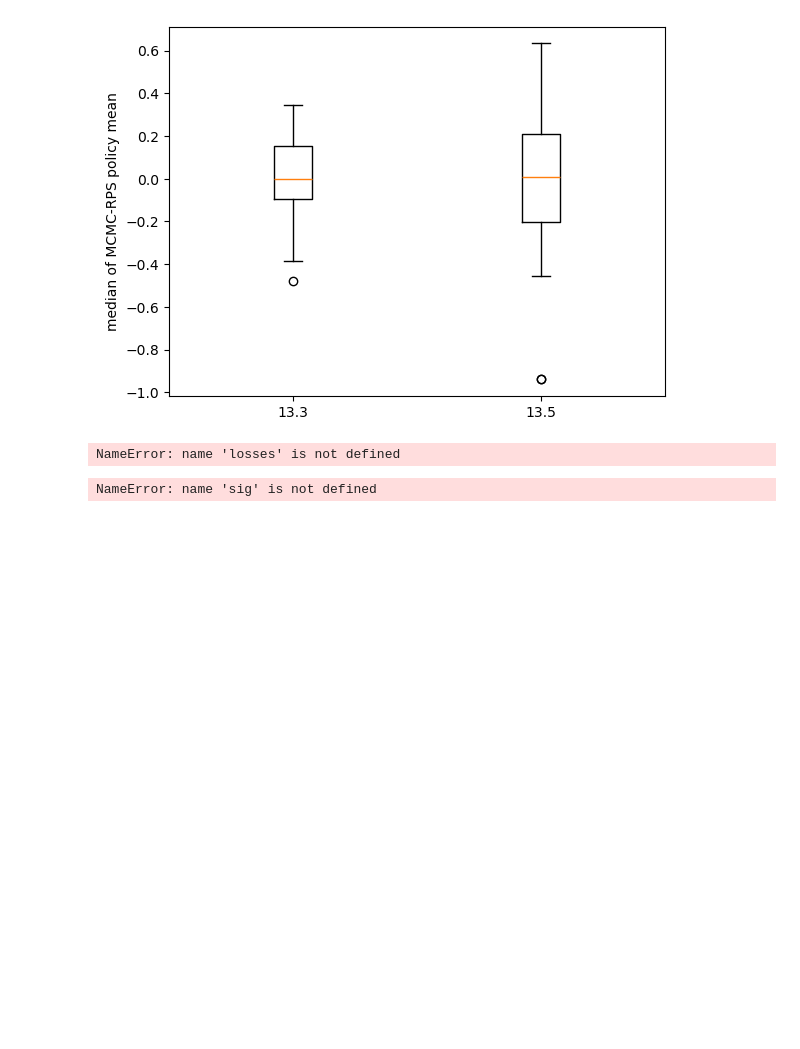
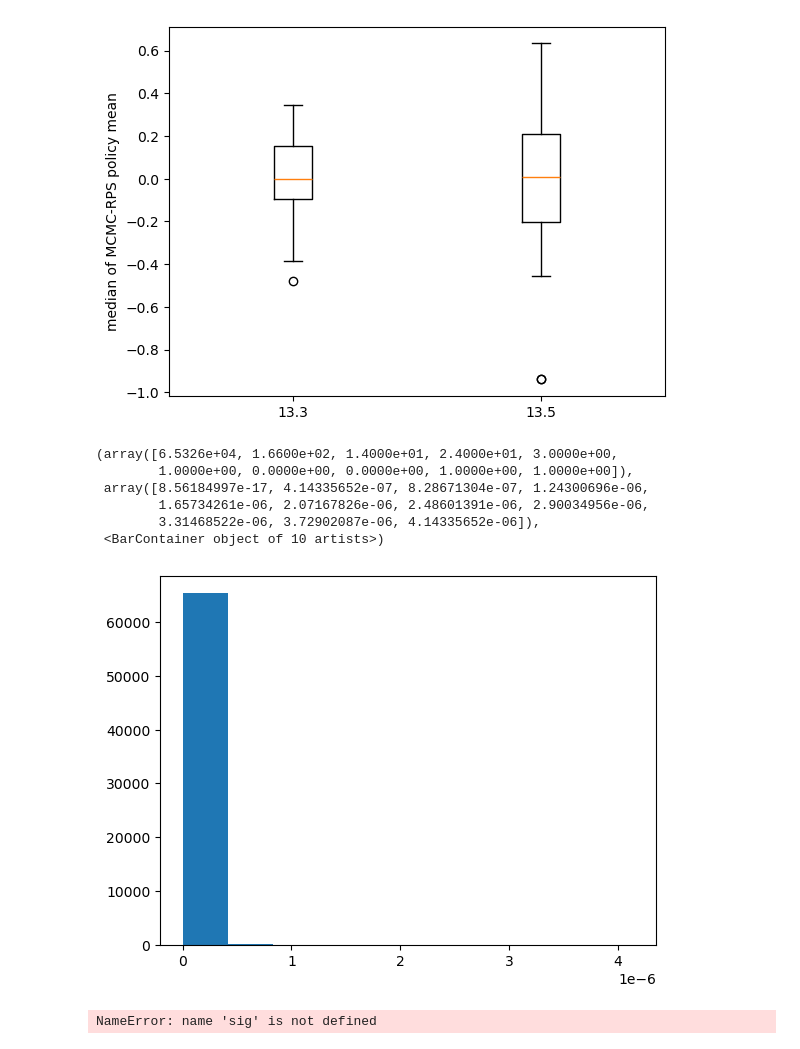
Before and after one commit to fyy2025/RHS-X, a Jupyter notebook: Code/experiment.ipynb, the cells around one changed output. Saved outputs shown, nothing was run; the diff lists cells and outputs as text; code cells hidden in the pictures; blank space fills up the shorter version.

```diff
--- a/Code/experiment.ipynb
+++ b/Code/experiment.ipynb
@@ -136,7 +136,7 @@ var_001 = np.array([1])
 
 # Profile (0, 1, 0)
 sigma_010 = np.array([[1]])
-mu_010 = np.array([-3])
+mu_010 = np.array([-1.5])
 var_010 = np.array([1])
 
 # Profile (0, 1, 1)
@@ -146,12 +146,12 @@ var_011 = np.array([1, 1])
 
 # Profile (1, 0, 0)
 sigma_100 = np.array([[0, 1]])
-mu_100 = np.array([3, 4])
+mu_100 = np.array([-1.5, 1])
 var_100 = np.array([1, 1])
 
 # Profile (1, 0, 1)
 sigma_101 = np.array([[0, 1], [0, np.inf]])
-mu_101 = np.array([-5, 2.5, 1.5, -2.5])
+mu_101 = np.array([-0.5, 2.5, 1.5, -2.5])
 var_101 = np.array([1, 1, 1, 1])
 
 # Profile (1, 1, 0)
@@ -161,7 +161,7 @@ var_110 = np.array([1, 1])
 
 # Profile (1, 1, 1)
 sigma_111 = np.array([[0, 1], [1, np.inf], [0, np.inf]])
-mu_111 = np.array([3.5, -0.5, -1.5, -3.5])
+mu_111 = np.array([3, -0.5, -1.5, -2])
 var_111 = np.array([1, 1, 1, 1])
 
 sigma = [sigma_000, sigma_001, sigma_010, sigma_011,
@@ -605,10 +601,19 @@ losses = AIS.enumerate_all_states_and_losses(
     lattice_edges=None,
     max_states=None  # or an integer cap to safeguard
 )
+# %%
+true_posterior = [np.exp(-i[1]) for i in losses]
+plt.hist(true_posterior)
+# %% [output]
+(array([6.5326e+04, 1.6600e+02, 1.4000e+01, 2.4000e+01, 3.0000e+00,
+        1.0000e+00, 0.0000e+00, 0.0000e+00, 1.0000e+00, 1.0000e+00]),
+ array([8.56184997e-17, 4.14335652e-07, 8.28671304e-07, 1.24300696e-06,
+        1.65734261e-06, 2.07167826e-06, 2.48601391e-06, 2.90034956e-06,
+        3.31468522e-06, 3.72902087e-06, 4.14335652e-06]),
+ <BarContainer object of 10 artists>)
+[figure, added]
 # %%
 sig = [AIS.state_signature(i[0]) for i in losses]
-# %% [output]
-NameError: name 'losses' is not defined
 # %%
 true_posterior = [np.exp(-i[1]) for i in losses]
 norm_true_post = [i/sum(true_posterior) for i in true_posterior]
```
Also changed, not shown: parts of 2 cells of this notebook, 5 other files.
